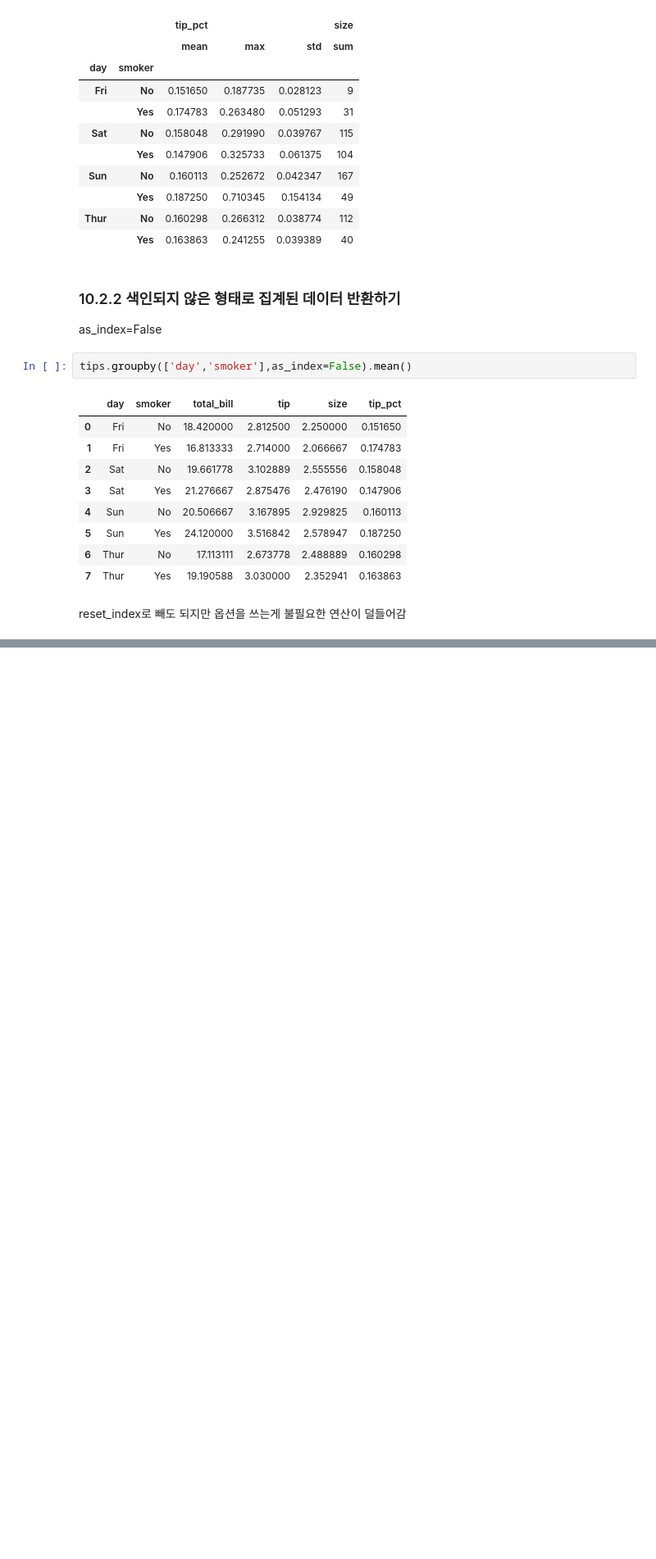
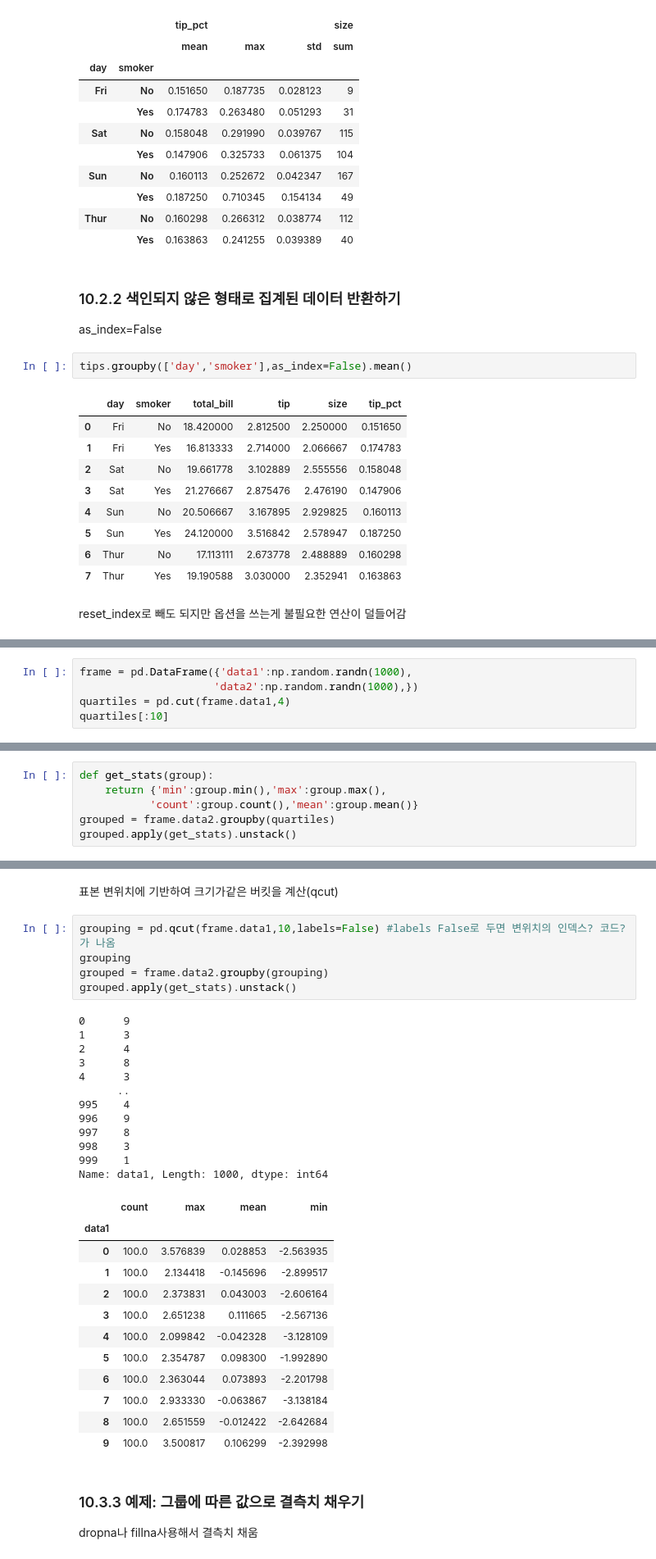
Before and after one commit to Suhwan-Ji/Study_DataScience, a Jupyter notebook: DataAnalysis/Ch10. 데이터 집계와 그룹 연산.ipynb, the cells around one changed output, grey strips where cells are left out. Shown: that part at 82% size. Saved outputs shown, nothing was run; the diff lists cells and outputs as text; blank space fills up the shorter version.

```diff
--- a/DataAnalysis/Ch10. 데이터 집계와 그룹 연산.ipynb
+++ b/DataAnalysis/Ch10. 데이터 집계와 그룹 연산.ipynb
@@ -530,0 +634,5 @@ reset_index로 빼도 되지만 옵션을 쓰는게 불필요한 연산이 덜
+# %%
+frame = pd.DataFrame({'data1':np.random.randn(1000),
+                     'data2':np.random.randn(1000),})
+quartiles = pd.cut(frame.data1,4)
+quartiles[:10]
@@ -530,0 +671,6 @@ reset_index로 빼도 되지만 옵션을 쓰는게 불필요한 연산이 덜
+# %%
+def get_stats(group):
+    return {'min':group.min(),'max':group.max(),
+           'count':group.count(),'mean':group.mean()}
+grouped = frame.data2.groupby(quartiles)
+grouped.apply(get_stats).unstack()
@@ -530,0 +684,35 @@ reset_index로 빼도 되지만 옵션을 쓰는게 불필요한 연산이 덜
+# %% [markdown]
+표본 변위치에 기반하여 크기가같은 버킷을 계산(qcut)
+# %%
+grouping = pd.qcut(frame.data1,10,labels=False) #labels False로 두면 변위치의 인덱스? 코드?가 나옴
+grouping
+grouped = frame.data2.groupby(grouping)
+grouped.apply(get_stats).unstack()
+# %% [output]
+0      9
+1      3
+2      4
+3      8
+4      3
+      ..
+995    4
+996    9
+997    8
+998    3
+999    1
+Name: data1, Length: 1000, dtype: int64
+|  | count | max | mean | min |
+| data1 |  |  |  |  |
+| 0 | 100.0 | 3.576839 | 0.028853 | -2.563935 |
+| 1 | 100.0 | 2.134418 | -0.145696 | -2.899517 |
+| 2 | 100.0 | 2.373831 | 0.043003 | -2.606164 |
+| 3 | 100.0 | 2.651238 | 0.111665 | -2.567136 |
+| 4 | 100.0 | 2.099842 | -0.042328 | -3.128109 |
+| 5 | 100.0 | 2.354787 | 0.098300 | -1.992890 |
+| 6 | 100.0 | 2.363044 | 0.073893 | -2.201798 |
+| 7 | 100.0 | 2.933330 | -0.063867 | -3.138184 |
+| 8 | 100.0 | 2.651559 | -0.012422 | -2.642684 |
+| 9 | 100.0 | 3.500817 | 0.106299 | -2.392998 |
+# %% [markdown]
+### 10.3.3 예제: 그룹에 따른 값으로 결측치 채우기
+dropna나 fillna사용해서 결측치 채움
```
Also changed, not shown: parts of 52 cells of this notebook.
